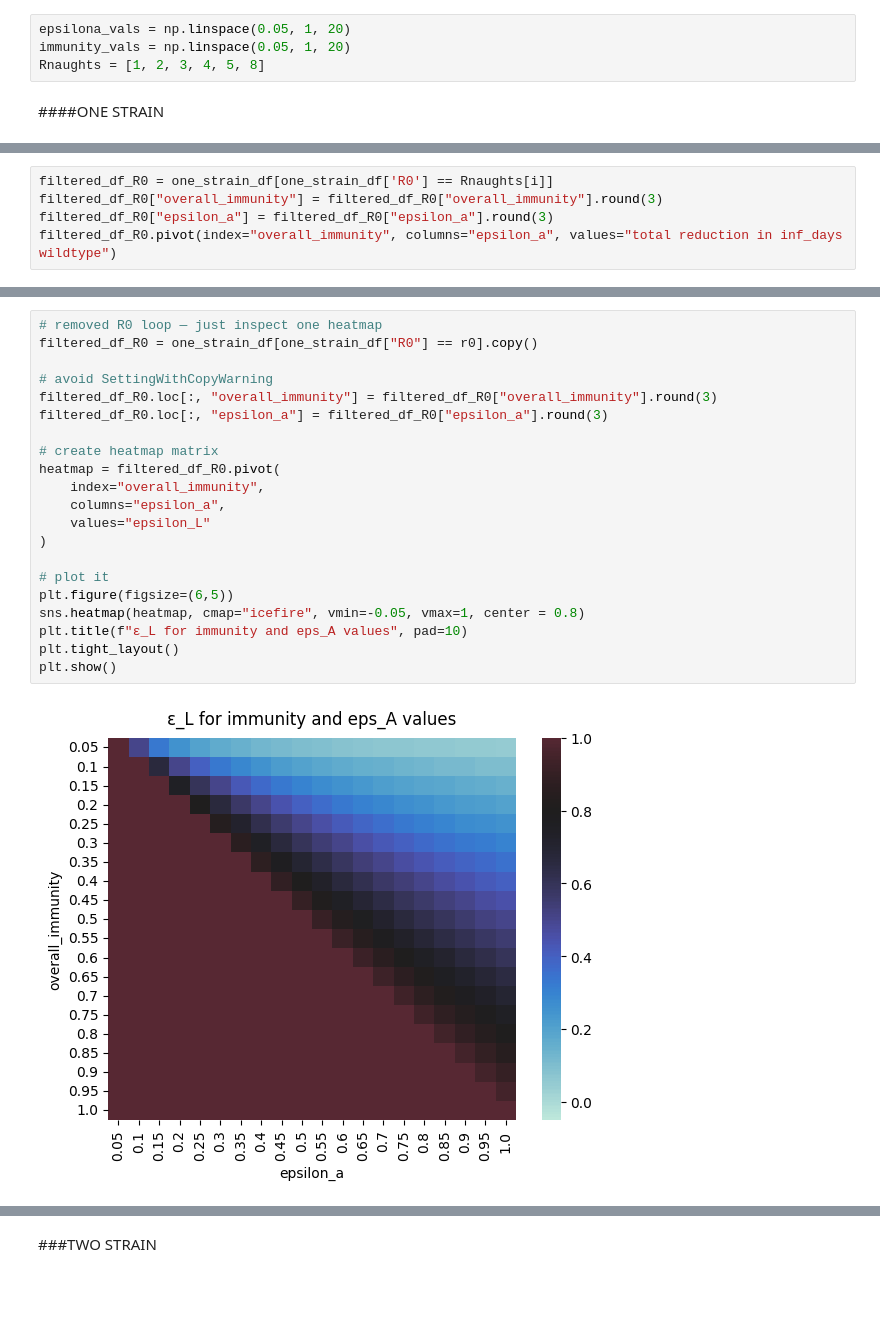
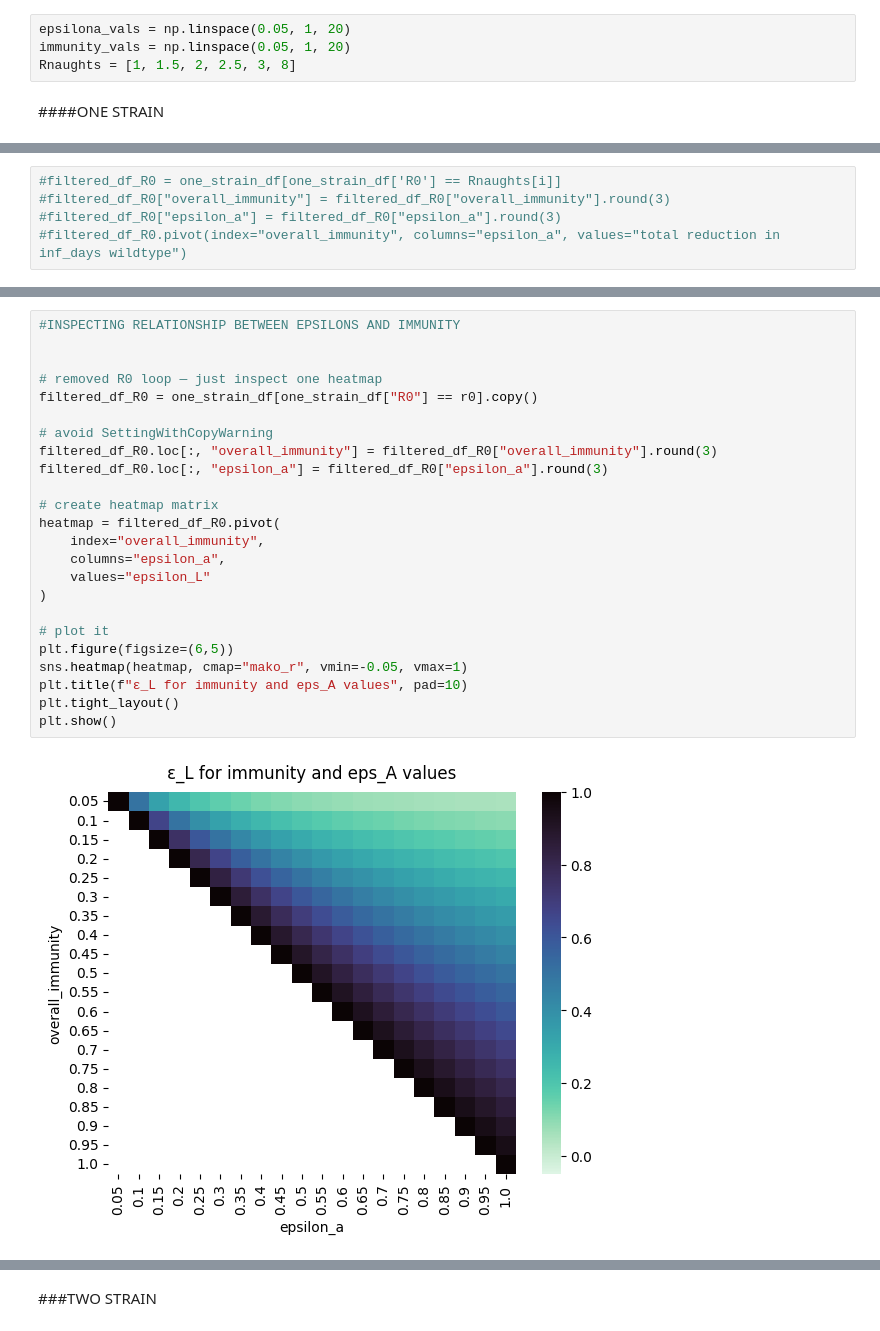
Before and after one commit to condusinew/jolted-UGs-1, a Jupyter notebook: SIR_mode_natimm.ipynb, the cells around one changed output, grey strips where cells are left out. Saved outputs shown, nothing was run; the diff lists cells and outputs as text; blank space fills up the shorter version.

Commit message:
fixed heatmap r0s

```diff
--- a/SIR_mode_natimm.ipynb
+++ b/SIR_mode_natimm.ipynb
@@ -1300,7 +1300,7 @@ Overall immunity also going from 0 to 1 in 0.5 steps?
 # %%
 epsilona_vals = np.linspace(0.05, 1, 20)
 immunity_vals = np.linspace(0.05, 1, 20)
-Rnaughts = [1, 2, 3, 4, 5, 8]
+Rnaughts = [1, 1.5, 2, 2.5, 3, 8]
 # %% [markdown]
 ####ONE STRAIN
 # %%
@@ -1390,5 +1401,5 @@ import seaborn as sns
 # %%
-filtered_df_R0 = one_strain_df[one_strain_df['R0'] == Rnaughts[i]]
-filtered_df_R0["overall_immunity"] = filtered_df_R0["overall_immunity"].round(3)
-filtered_df_R0["epsilon_a"] = filtered_df_R0["epsilon_a"].round(3)
-filtered_df_R0.pivot(index="overall_immunity", columns="epsilon_a", values="total reduction in inf_days wildtype")
+#filtered_df_R0 = one_strain_df[one_strain_df['R0'] == Rnaughts[i]]
+#filtered_df_R0["overall_immunity"] = filtered_df_R0["overall_immunity"].round(3)
+#filtered_df_R0["epsilon_a"] = filtered_df_R0["epsilon_a"].round(3)
+#filtered_df_R0.pivot(index="overall_immunity", columns="epsilon_a", values="total reduction in inf_days wildtype")
@@ -1448,23 +1431,26 @@ plt.show()
 # %%
+#INSPECTING RELATIONSHIP BETWEEN EPSILONS AND IMMUNITY
+
+
 # removed R0 loop — just inspect one heatmap
 filtered_df_R0 = one_strain_df[one_strain_df["R0"] == r0].copy()
 
 # avoid SettingWithCopyWarning
 filtered_df_R0.loc[:, "overall_immunity"] = filtered_df_R0["overall_immunity"].round(3)
 filtered_df_R0.loc[:, "epsilon_a"] = filtered_df_R0["epsilon_a"].round(3)
 
 # create heatmap matrix
 heatmap = filtered_df_R0.pivot(
     index="overall_immunity",
     columns="epsilon_a",
     values="epsilon_L"
 )
 
 # plot it
 plt.figure(figsize=(6,5))
-sns.heatmap(heatmap, cmap="icefire", vmin=-0.05, vmax=1, center = 0.8)
+sns.heatmap(heatmap, cmap="mako_r", vmin=-0.05, vmax=1)
 plt.title(f"ε_L for immunity and eps_A values", pad=10)
 plt.tight_layout()
 plt.show()
 # %% [output]
-[figure, old version]
+[figure, new version]
```
Also changed, not shown: parts of 19 cells of this notebook.
